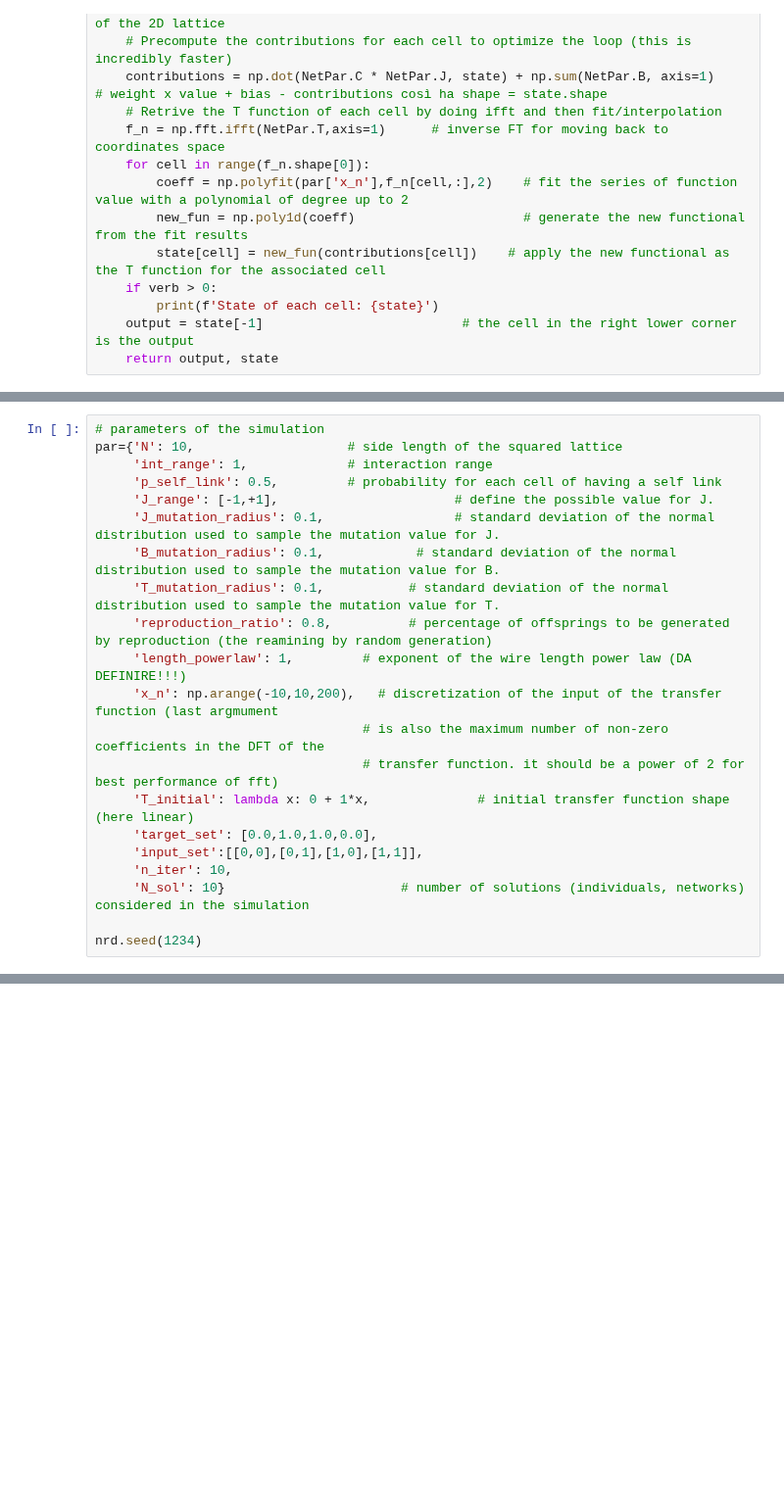
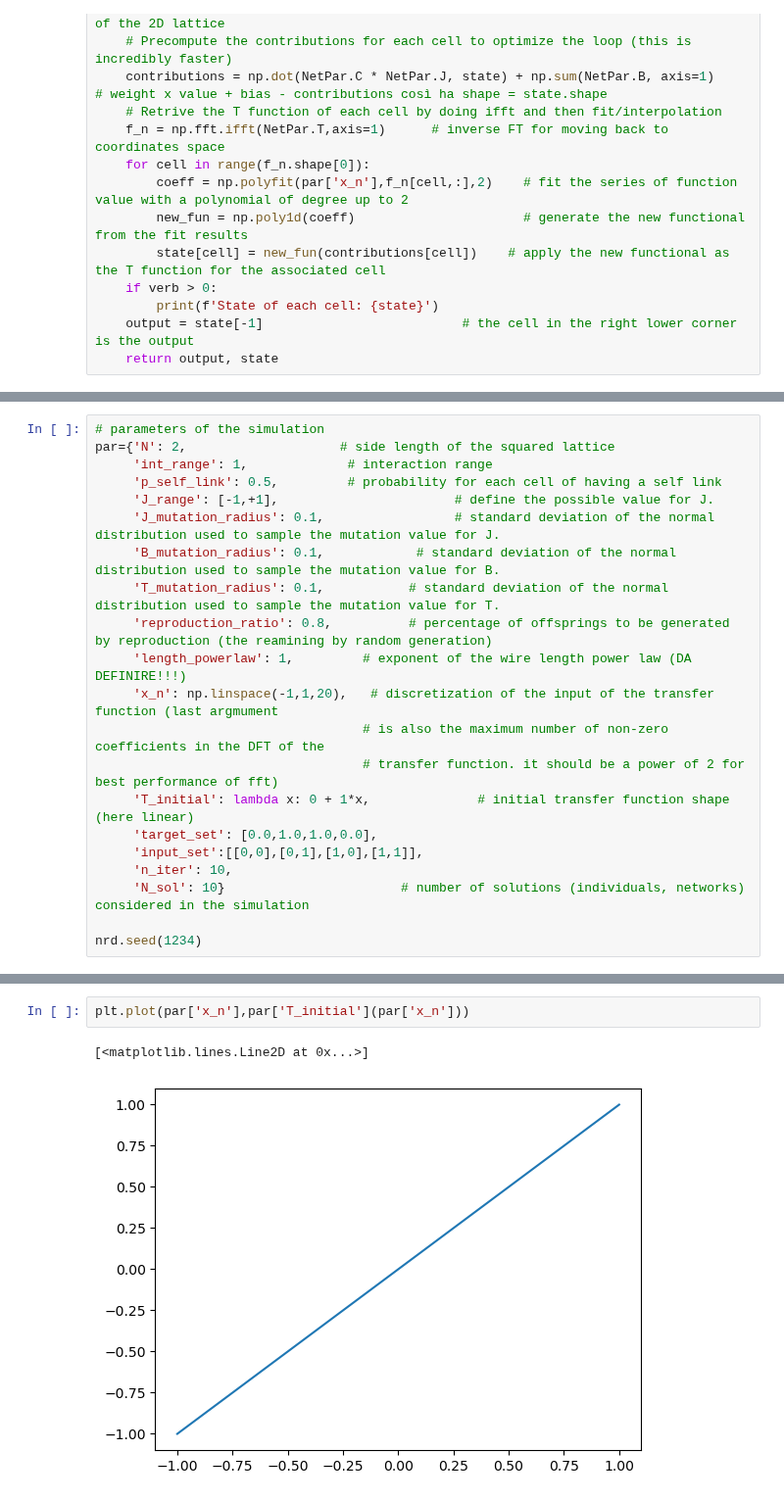
Before and after one commit to pietromalagoli/NeuronEvolution, a Jupyter notebook: main/model_np.ipynb, the cells around one changed output, grey strips where cells are left out. Shown at 98% size. Drawn from its saved outputs; the diff is of its cells as text; blank space fills up the shorter version.

```diff
--- a/main/model_np.ipynb
+++ b/main/model_np.ipynb
@@ -293,7 +300,7 @@ def plot_T(T:np.ndarray,par:dict) -> None:
     plt.show()
 # %%
 # parameters of the simulation
-par={'N': 10,                    # side length of the squared lattice
+par={'N': 2,                    # side length of the squared lattice
      'int_range': 1,             # interaction range
      'p_self_link': 0.5,         # probability for each cell of having a self link
      'J_range': [-1,+1],                       # define the possible value for J.
@@ -302,7 +309,7 @@ par={'N': 10,                    # side length of the squared lattice
      'T_mutation_radius': 0.1,           # standard deviation of the normal distribution used to sample the mutation value for T.
      'reproduction_ratio': 0.8,          # percentage of offsprings to be generated by reproduction (the reamining by random generation)
      'length_powerlaw': 1,         # exponent of the wire length power law (DA DEFINIRE!!!)
-     'x_n': np.arange(-10,10,200),   # discretization of the input of the transfer function (last argmument
+     'x_n': np.linspace(-1,1,20),   # discretization of the input of the transfer function (last argmument
                                    # is also the maximum number of non-zero coefficients in the DFT of the
                                    # transfer function. it should be a power of 2 for best performance of fft)
      'T_initial': lambda x: 0 + 1*x,              # initial transfer function shape (here linear)
@@ -446,0 +507,5 @@ array([0.])
+# %%
+plt.plot(par['x_n'],par['T_initial'](par['x_n']))
+# %% [output]
+[<matplotlib.lines.Line2D at 0x...>]
+[figure, added]
```
Also changed, not shown: parts of 12 cells of this notebook, 1 other file.
